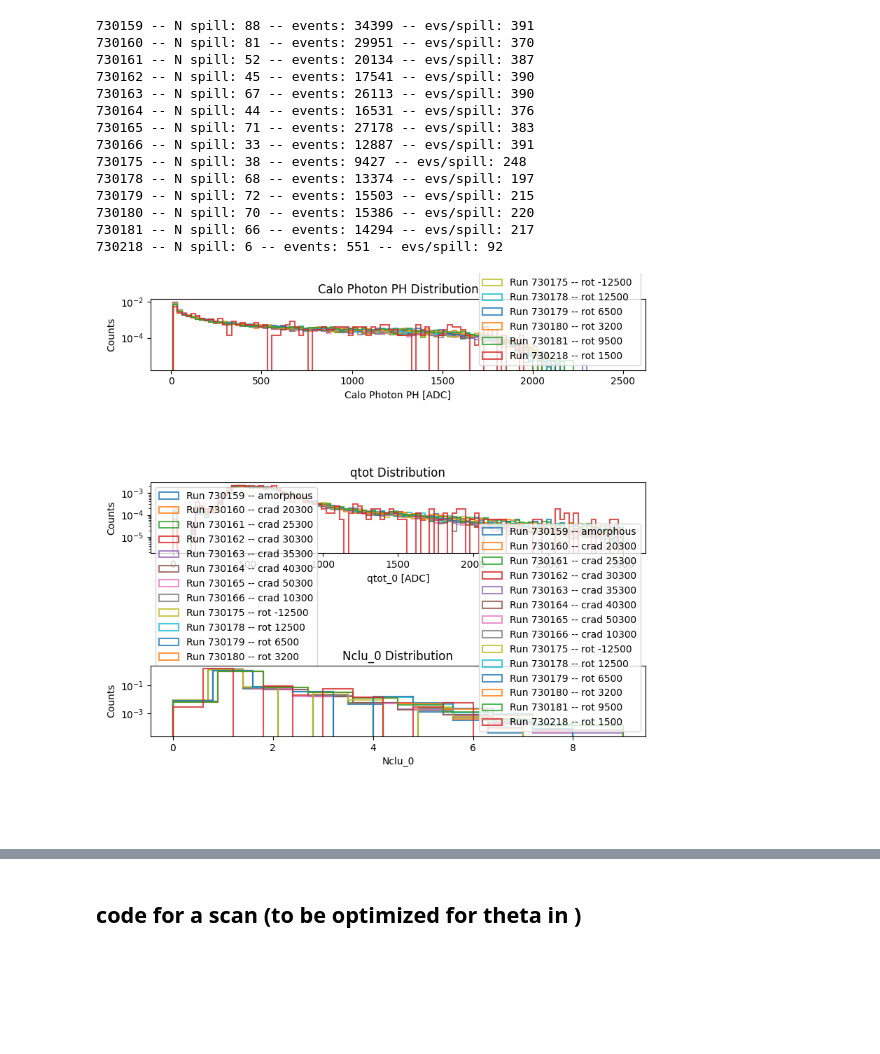
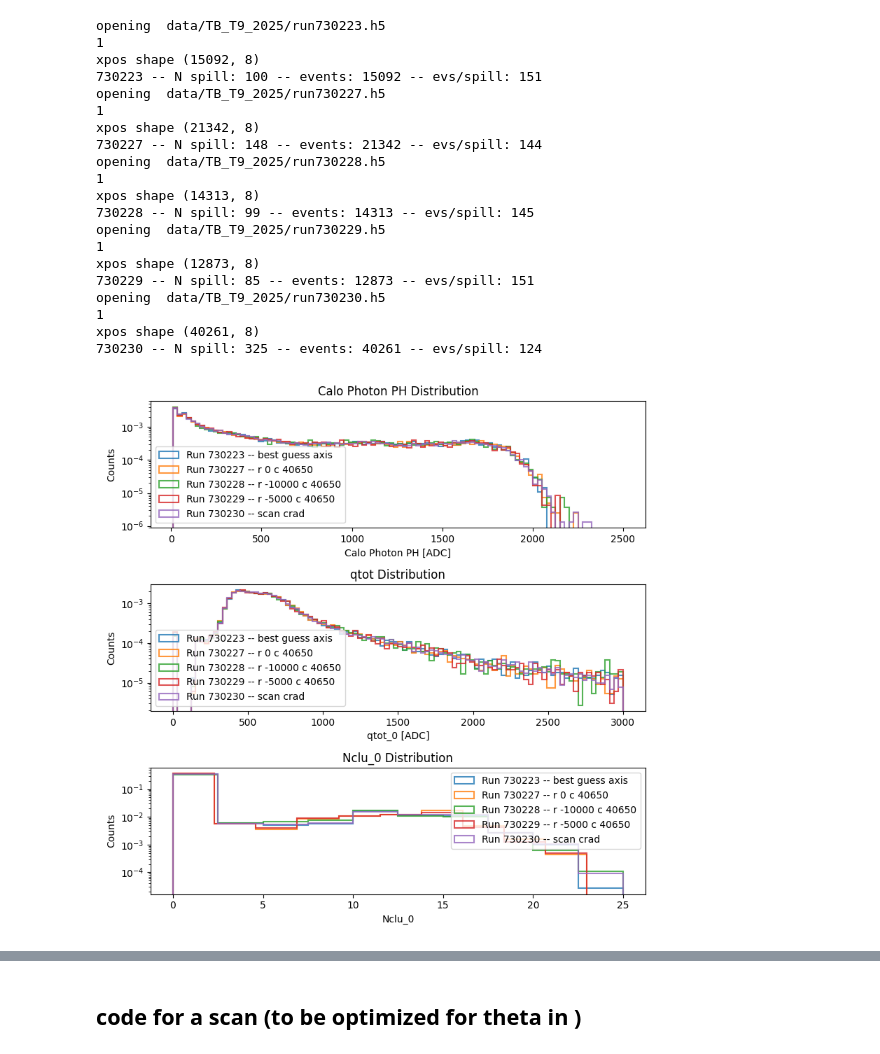
Before and after one commit to Ncanale/eplusBOOST_2025_T9, a Jupyter notebook: compare_epBOOST.ipynb, the cells around one changed output, grey strips where cells are left out. Saved outputs shown, nothing was run; the diff lists cells and outputs as text; code cells hidden in the pictures; blank space fills up the shorter version.

Commit message:
added the stereogram and the possibility of adding single run to scan list

```diff
--- a/compare_epBOOST.ipynb
+++ b/compare_epBOOST.ipynb
@@ -109,16 +124,23 @@ opts_2d = { "cmap" : mycmap, "bins" : bins2d} # "norm" : mpl.colors.LogNorm()}
 th_cherry1 = 20
 th_cherry2 = 20
 # %%
-run_list = [730159,730160,730161,730162,730163,730164,730165,730166,730175,730178,730179,730180,730181,730218 ]
-labels = [ 'amorphous', 'crad 20300','crad 25300','crad 30300', 'crad 35300', 'crad 40300', 'crad 50300','crad 10300',\
-           'rot -12500', 'rot 12500', 'rot 6500' , 'rot 3200', 'rot 9500', 'rot 1500'] #'initial guess',
+# run_list = [730219,730220,730221,730222, 730160,730161,730218,730178,730179,730180,730181,730226  ]
+# labels = [ 'c 30000', 'c 40000', 'c 65000', 'c 0', 'c 20300', 'c 25300',\
+#            'r 1500', 'r 12500', 'r 6500', 'r 3200', 'r 9500', 'r 5000' ]
+run_list = [730223,730227,730228,730229,730230]# 730224
+labels = [ 'best guess axis', 'r 0 c 40650','r -10000 c 40650','r -5000 c 40650', 'scan crad' ]# amorphous
 
 x_cry_cut = [4.6, 4.9]
 y_cry_cut = [4.7, 5.15]
+if any(run in run_list for run in [730223, 730224,730227, 730225,730228,730229,730230]):
+    x_cry_cut = [4.2, 4.5]
+    y_cry_cut = [4.7, 5.15]
+
 
 fig2,ax2 = plt.subplots(1,figsize=(6, 6))
 fig,ax = plt.subplots(3,figsize=(8, 8))
-ph_calo_high = 1500
+
+ph_calo_high = 10
 ph_calo_low = 500
 
 mean_ph_calo = []
@@ -143,45 +165,51 @@ for i, run_number in enumerate(run_list):
     mean_nclu0.append(np.mean(nclu[:, 0][logi_mean]))
     print(f'{run_number} -- N spill: {info_plus[:,0][-1]} -- events: {len(ph_calo_photon)} -- evs/spill: {len(ph_calo_photon)/info_plus[:,0][-1]:.0f}')
 
 
 titles = ['Calo Photon PH Distribution', 'qtot Distribution', 'Nclu_0 Distribution']
 xlabels = ['Calo Photon PH [ADC]', 'qtot_0 [ADC]', 'Nclu_0']
 for i in range(3):
     ax[i].set_xlabel(xlabels[i])
     ax[i].set_ylabel('Counts')
     ax[i].set_title(titles[i])
     ax[i].legend()
     ax[i].set_yscale('log')
 
 x = np.arange(len(run_list))  # index for each run
 
 
 ax2.plot(x, mean_ph_calo, 'o-', label='Mean Calo PH')
 ax2.plot(x, mean_qtot0, 's-', label='Mean qtot[0]')
 ax2.plot(x, mean_nclu0, '^-', label='Mean nclu[0]')
 
 ax2.set_xticks(x)
 ax2.set_xticklabels(labels, rotation=45)
 ax2.set_ylabel('Mean Value')
 ax2.set_title('Mean Histogram Values per Run')
 ax2.legend()
 ax2.grid(True)
 
 plt.tight_layout()
 plt.show()
 # %% [output]
-730159 -- N spill: 88 -- events: 34399 -- evs/spill: 391
-730160 -- N spill: 81 -- events: 29951 -- evs/spill: 370
-730161 -- N spill: 52 -- events: 20134 -- evs/spill: 387
-730162 -- N spill: 45 -- events: 17541 -- evs/spill: 390
-730163 -- N spill: 67 -- events: 26113 -- evs/spill: 390
-730164 -- N spill: 44 -- events: 16531 -- evs/spill: 376
-730165 -- N spill: 71 -- events: 27178 -- evs/spill: 383
-730166 -- N spill: 33 -- events: 12887 -- evs/spill: 391
-730175 -- N spill: 38 -- events: 9427 -- evs/spill: 248
-730178 -- N spill: 68 -- events: 13374 -- evs/spill: 197
-730179 -- N spill: 72 -- events: 15503 -- evs/spill: 215
-730180 -- N spill: 70 -- events: 15386 -- evs/spill: 220
-730181 -- N spill: 66 -- events: 14294 -- evs/spill: 217
-730218 -- N spill: 6 -- events: 551 -- evs/spill: 92
+opening  data/TB_T9_2025/run730223.h5
+1
+xpos shape (15092, 8)
+730223 -- N spill: 100 -- events: 15092 -- evs/spill: 151
+opening  data/TB_T9_2025/run730227.h5
+1
+xpos shape (21342, 8)
+730227 -- N spill: 148 -- events: 21342 -- evs/spill: 144
+opening  data/TB_T9_2025/run730228.h5
+1
+xpos shape (14313, 8)
+730228 -- N spill: 99 -- events: 14313 -- evs/spill: 145
+opening  data/TB_T9_2025/run730229.h5
+1
+xpos shape (12873, 8)
+730229 -- N spill: 85 -- events: 12873 -- evs/spill: 151
+opening  data/TB_T9_2025/run730230.h5
+1
+xpos shape (40261, 8)
+730230 -- N spill: 325 -- events: 40261 -- evs/spill: 124
-[figure, old version]
+[figure, new version]
```
Also changed, not shown: parts of 7 cells of this notebook.
